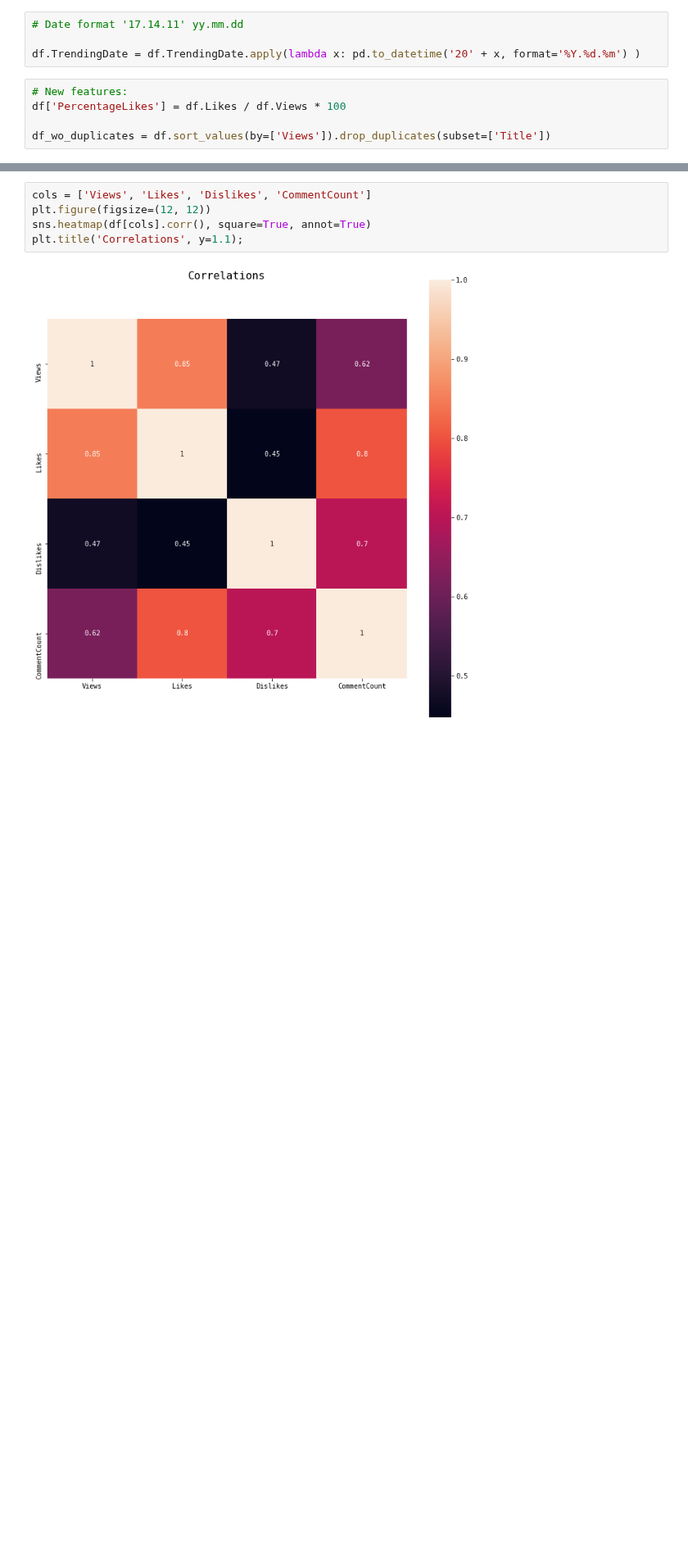
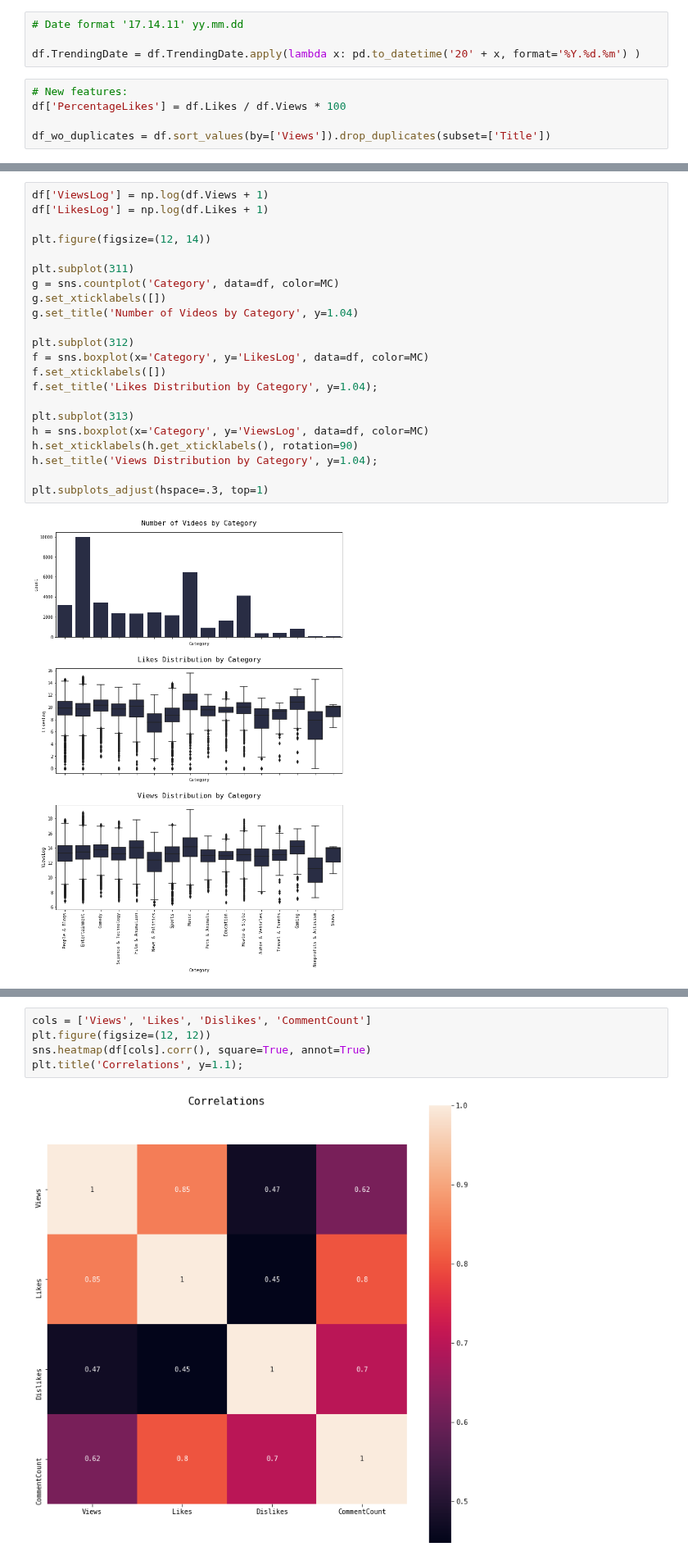
Before and after one commit to qu4ku/datasets-analysis, a Jupyter notebook: 012-youtube-trending-videos.ipynb, the cells around one changed output, grey strips where cells are left out. Shown at 82% size. Saved outputs shown, nothing was run; the diff lists cells and outputs as text; blank space fills up the shorter version.

```diff
--- a/012-youtube-trending-videos.ipynb
+++ b/012-youtube-trending-videos.ipynb
@@ -250,3 +254,27 @@ df.head()
 | 2 | 5qpjK5DgCt4 | 2017-11-14 | Racist Superman | Rudy Mancuso, K... | Rudy Mancuso | 23 | 2017-11-12 19:05:24 | racist superman|"rudy"|"mancuso"|... | 3191434 | 146033 | ... |
 | 3 | puqaWrEC7tY | 2017-11-14 | Nickelback Lyrics: Real or Fake? | Good Mythical Morning | 24 | 2017-11-13 11:00:04 | rhett and link|"gmm"|"good mythic... | 343168 | 10172 | ... |
 | 4 | d380meD0W0M | 2017-11-14 | I Dare You: GOING BALD!? | nigahiga | 24 | 2017-11-12 18:01:41 | ryan|"higa"|"higatv"|"nigahiga"|"... | 2095731 | 132235 | ... |
+# %%
+df['ViewsLog'] = np.log(df.Views + 1)
+df['LikesLog'] = np.log(df.Likes + 1)
+
+plt.figure(figsize=(12, 14))
+
+plt.subplot(311)
+g = sns.countplot('Category', data=df, color=MC)
+g.set_xticklabels([])
+g.set_title('Number of Videos by Category', y=1.04)
+
+plt.subplot(312)
+f = sns.boxplot(x='Category', y='LikesLog', data=df, color=MC)
+f.set_xticklabels([])
+f.set_title('Likes Distribution by Category', y=1.04);
+
+plt.subplot(313)
+h = sns.boxplot(x='Category', y='ViewsLog', data=df, color=MC)
+h.set_xticklabels(h.get_xticklabels(), rotation=90)
+h.set_title('Views Distribution by Category', y=1.04);
+
+plt.subplots_adjust(hspace=.3, top=1)
+# %% [output]
+[figure, added]
```
Also changed, not shown: parts of 11 cells of this notebook.
